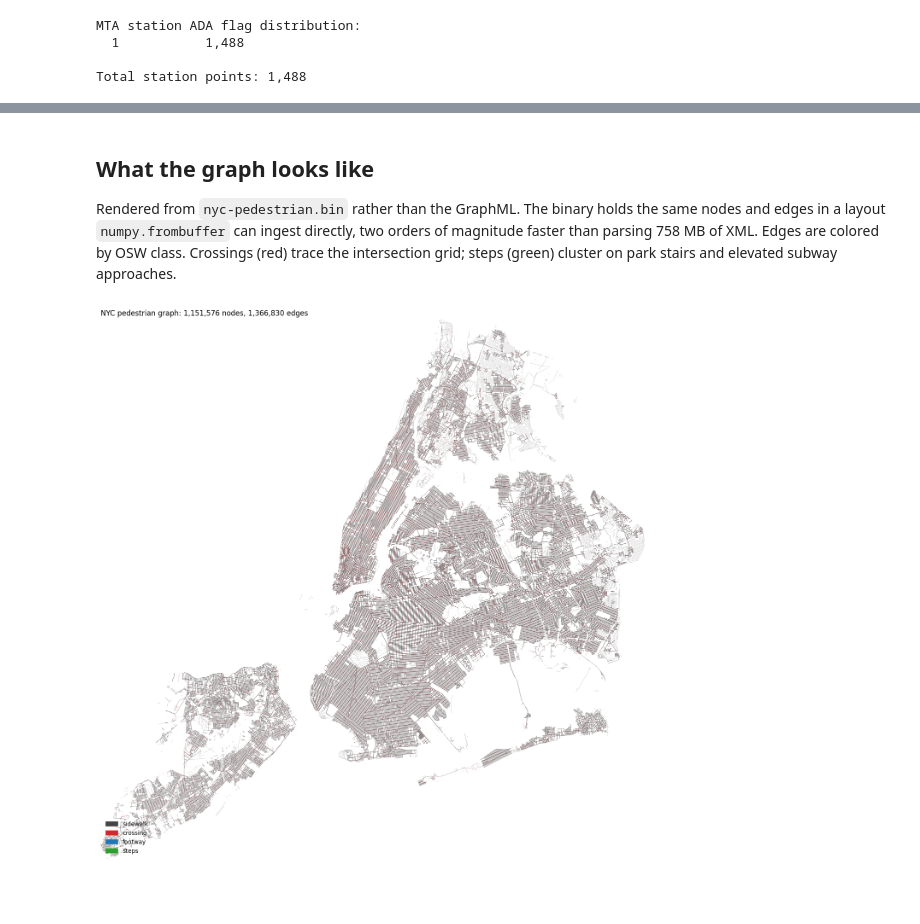
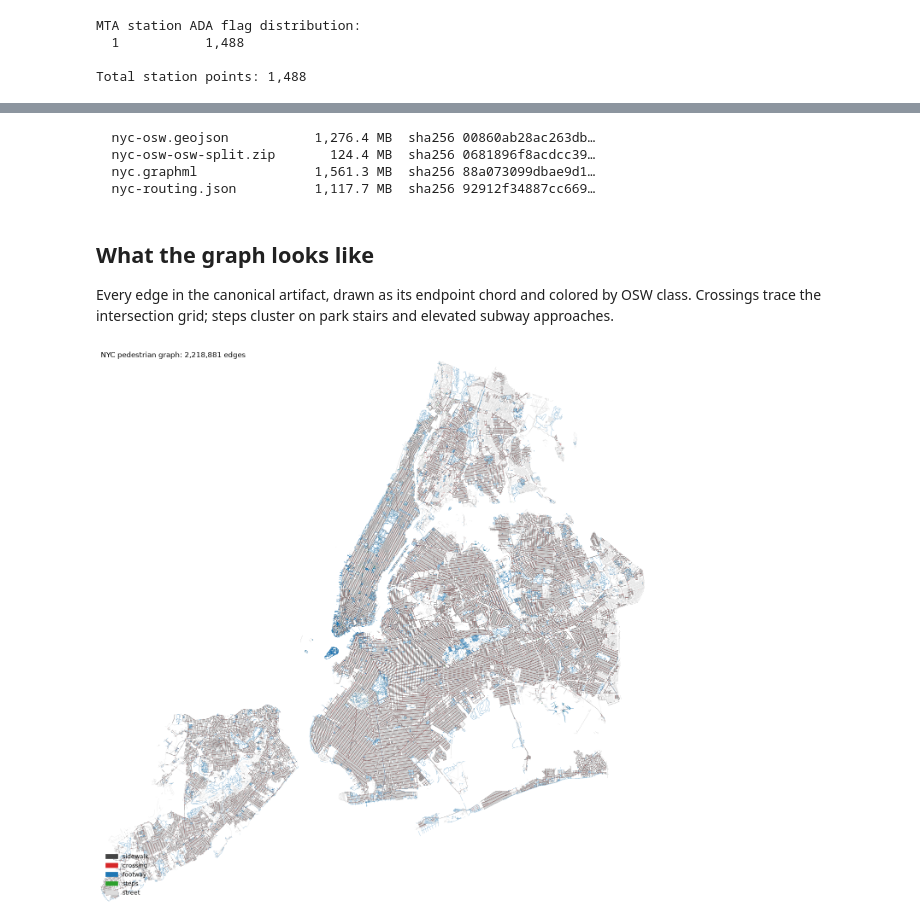
Before and after one commit to msradam/opensidewalks-nyc, a Jupyter notebook: notebooks/build.ipynb, the cells around one changed output, grey strips where cells are left out. Drawn from its saved outputs; the diff is of its cells as text; code cells hidden in the pictures; blank space fills up the shorter version.

```diff
--- a/notebooks/build.ipynb
+++ b/notebooks/build.ipynb
@@ -10,13 +19,13 @@ import json
 from pathlib import Path
 
 import geopandas as gpd
-import networkx as nx
 import numpy as np
 import pandas as pd
 import yaml
-from shapely.geometry import shape
 
-REPO   = Path.cwd()
+REPO   = Path.cwd().resolve()
+if REPO.name == "notebooks":
+    REPO = REPO.parent
 RAW    = REPO / "data" / "raw"
 CLEAN  = REPO / "data" / "clean"
 STAGED = REPO / "data" / "staged"
@@ -341,53 +298,66 @@ print(f"  sha256: {h.hexdigest()}")
+# %%
+def sha256(path, chunk=1 << 20):
+    h = hashlib.sha256()
+    with open(path, "rb") as fh:
+        for block in iter(lambda: fh.read(chunk), b""):
+            h.update(block)
+    return h.hexdigest()
+
+for name in ("nyc-osw.geojson", "nyc-osw-osw-split.zip", "nyc.graphml", "nyc-routing.json"):
+    p = OUT / name
+    print(f"  {name:24s} {p.stat().st_size/1e6:>8,.1f} MB  sha256 {sha256(p)[:16]}…")
+# %% [output]
+  nyc-osw.geojson           1,276.4 MB  sha256 00860ab28ac263db…
+  nyc-osw-osw-split.zip       124.4 MB  sha256 0681896f8acdcc39…
+  nyc.graphml               1,561.3 MB  sha256 88a073099dbae9d1…
+  nyc-routing.json          1,117.7 MB  sha256 92912f34887cc669…
 # %% [markdown]
 ## What the graph looks like
 
-Rendered from `nyc-pedestrian.bin` rather than the GraphML. The binary holds the same nodes and edges in a layout `numpy.frombuffer` can ingest directly, two orders of magnitude faster than parsing 758 MB of XML. Edges are colored by OSW class. Crossings (red) trace the intersection grid; steps (green) cluster on park stairs and elevated subway approaches.
+Every edge in the canonical artifact, drawn as its endpoint chord and colored by OSW class. Crossings trace the intersection grid; steps cluster on park stairs and elevated subway approaches.
 # %%
 import matplotlib.pyplot as plt
 import matplotlib.patches as mpatches
 from matplotlib.collections import LineCollection
+import shapely
+from pyogrio import read_dataframe
 
-buf = bin_path.read_bytes()
-nodes = np.frombuffer(
-    buf[16 : 16 + node_count * 10],
-    dtype=np.dtype([("lon", "<f4"), ("lat", "<f4"), ("attrs", "u1"), ("pad", "u1")]),
-)
-edges = np.frombuffer(
-    buf[16 + node_count * 10 : 16 + node_count * 10 + edge_count * 18],
-    dtype=np.dtype([
-        ("u", "<u4"), ("v", "<u4"), ("length", "<f4"),
-        ("incline", "<i2"), ("footway", "u1"), ("surface", "u1"),
-        ("flags", "u1"), ("width", "u1"),
-    ]),
-)
+edges = read_dataframe(OUT / "osw-split" / "nyc.edges.geojson", columns=["highway", "footway"])
 
-segs = np.empty((edge_count, 2, 2), dtype=np.float32)
-segs[:, 0, 0] = nodes["lon"][edges["u"]]
-segs[:, 0, 1] = nodes["lat"][edges["u"]]
-segs[:, 1, 0] = nodes["lon"][edges["v"]]
-segs[:, 1, 1] = nodes["lat"][edges["v"]]
+geoms = edges.geometry.array
+p0 = shapely.get_coordinates(shapely.get_point(geoms, 0))
+p1 = shapely.get_coordinates(shapely.get_point(geoms, -1))
+segs = np.stack([p0, p1], axis=1)
 
-CLASS_NAMES  = ["sidewalk", "crossing", "footway", "steps", "other"]
-CLASS_COLORS = ["#444444", "#d62728", "#1f77b4", "#2ca02c", "#bbbbbb"]
-ftype  = np.clip(edges["footway"], 0, 4)
-colors = np.take(CLASS_COLORS, ftype)
+footway = edges["footway"].fillna("")
+highway = edges["highway"].fillna("")
+cls = np.where(footway == "sidewalk", 0,
+      np.where(footway == "crossing", 1,
+      np.where(highway == "steps", 3,
+      np.where(highway.isin(["footway", "pedestrian", "path"]), 2, 4))))
+
+CLASS_NAMES  = ["sidewalk", "crossing", "footway", "steps", "street"]
+CLASS_COLORS = ["#444444", "#d62728", "#1f77b4", "#2ca02c", "#dddddd"]
+colors = np.take(CLASS_COLORS, cls)
+
+order = np.argsort(cls == 4)[::-1]   # draw streets first, pedestrian classes on top
 
 fig, ax = plt.subplots(figsize=(12, 12), dpi=110)
-lc = LineCollection(segs, colors=colors, linewidths=0.18, alpha=0.7, antialiased=True, rasterized=True)
+lc = LineCollection(segs[order], colors=colors[order], linewidths=0.15,
+                    alpha=0.7, antialiased=True, rasterized=True)
 ax.add_collection(lc)
 
 ax.set_xlim(segs[:, :, 0].min(), segs[:, :, 0].max())
 ax.set_ylim(segs[:, :, 1].min(), segs[:, :, 1].max())
-ax.set_aspect(1 / np.cos(np.radians(40.71)))   # equirectangular correction at NYC mid-latitude
+ax.set_aspect(1 / np.cos(np.radians(40.71)))   # equirectangular correction at NYC latitude
 ax.set_xticks([]); ax.set_yticks([])
 for spine in ax.spines.values():
     spine.set_visible(False)
 
-legend = [mpatches.Patch(color=c, label=n) for c, n in zip(CLASS_COLORS[:4], CLASS_NAMES[:4])]
+legend = [mpatches.Patch(color=c, label=n) for c, n in zip(CLASS_COLORS, CLASS_NAMES)]
 ax.legend(handles=legend, loc="lower left", frameon=False, fontsize=9)
-ax.set_title(f"NYC pedestrian graph: {node_count:,} nodes, {edge_count:,} edges",
-             fontsize=11, loc="left")
+ax.set_title(f"NYC pedestrian graph: {len(edges):,} edges", fontsize=11, loc="left")
 plt.tight_layout()
 plt.show()
 # %% [output]
-[figure, old version]
+[figure, new version]
```
Also changed, not shown: parts of 33 cells of this notebook, 8 other files.
